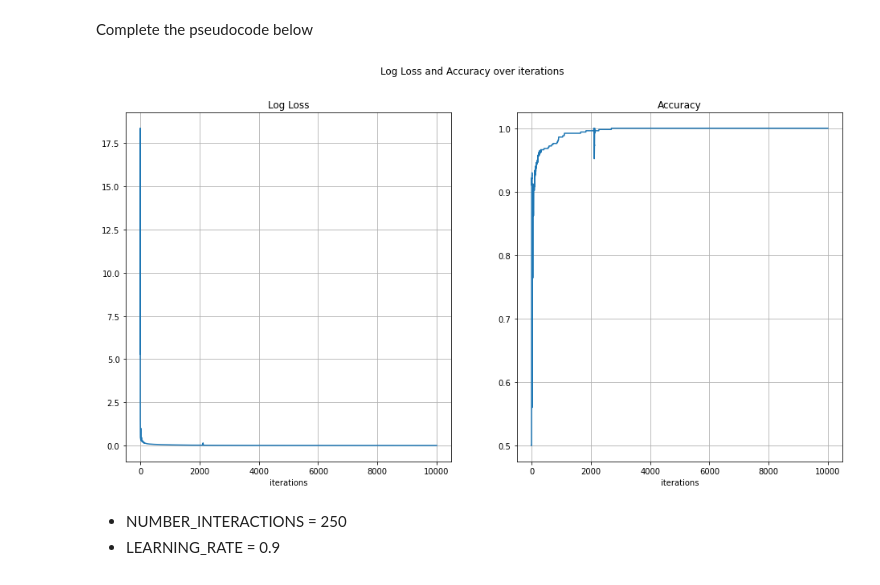
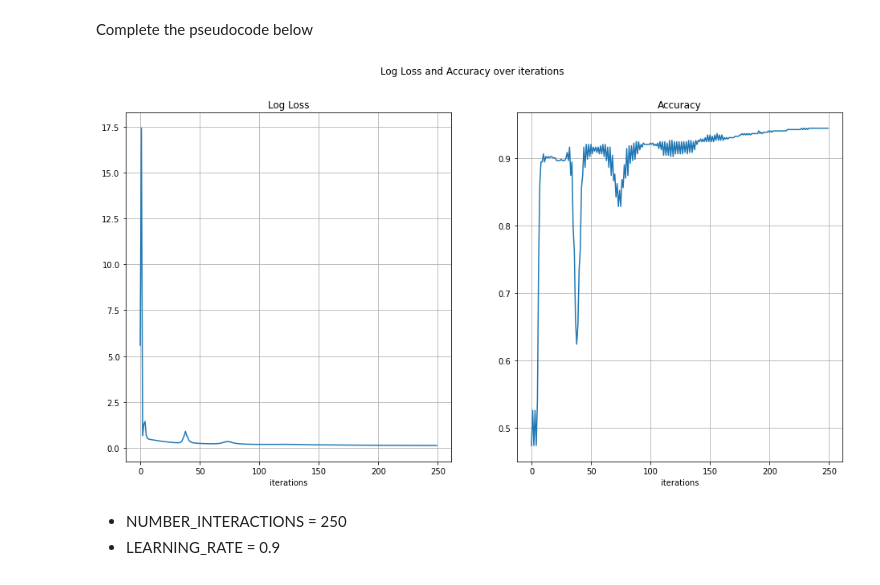
Before and after one commit to fsluizvictor/backpropagation, a Jupyter notebook: Backprop_Exercise_HW.ipynb, the cells around one changed output. Cells and saved outputs as stored; diff of their text form; code cells hidden in the pictures.

```diff
--- a/Backprop_Exercise_HW.ipynb
+++ b/Backprop_Exercise_HW.ipynb
@@ -220,41 +224,41 @@ np.random.seed(1241)
 
 W_1 = np.random.uniform(-1,1, size = (3,NUM_OBS))
 W_2 = np.random.uniform(-1,1, size = (NUM_OBS,1))
-NUMBER_INTERACTIONS = 10000
+NUMBER_INTERACTIONS = 250
 LEARNIG_RATE = 0.03
 PRINT_STEP = 1000
 x_mat = x_mat_full
 
 
 loss_vals, accuracies = [], []
 for i in range(NUMBER_INTERACTIONS):
 
     ### Do a forward computation, and get the gradient
 
     y_pred, gradient = forward_pass(W_1, W_2)
 
     ## Update the weight matrices
 
     W_1 -= LEARNIG_RATE * gradient[0]
     W_2 -= LEARNIG_RATE * gradient[1].reshape((500,1))
 
     ### Compute the loss
 
     loss_vals.append(loss_fn(y, y_pred))
 
     ### Compute the loss and accuracy
 
     accuracies.append(accuracy_score(y,classification_metric_values(y_pred)))
     # accuracies.append(sum_mean_square_error(classification_metric_values(y_pred), y))
 
     ## Print the loss and accuracy for every 200th iteration
 
     #if (i+1) % PRINT_STEP == 0:
       # plot_loss_accuracy(loss_vals, accuracies)
 
 plot_loss_accuracy(loss_vals, accuracies)
 # %% [output]
-[figure, old version]
+[figure, new version]
 # %% [markdown]
 
 
```
Also changed, not shown: parts of 10 cells of this notebook.
